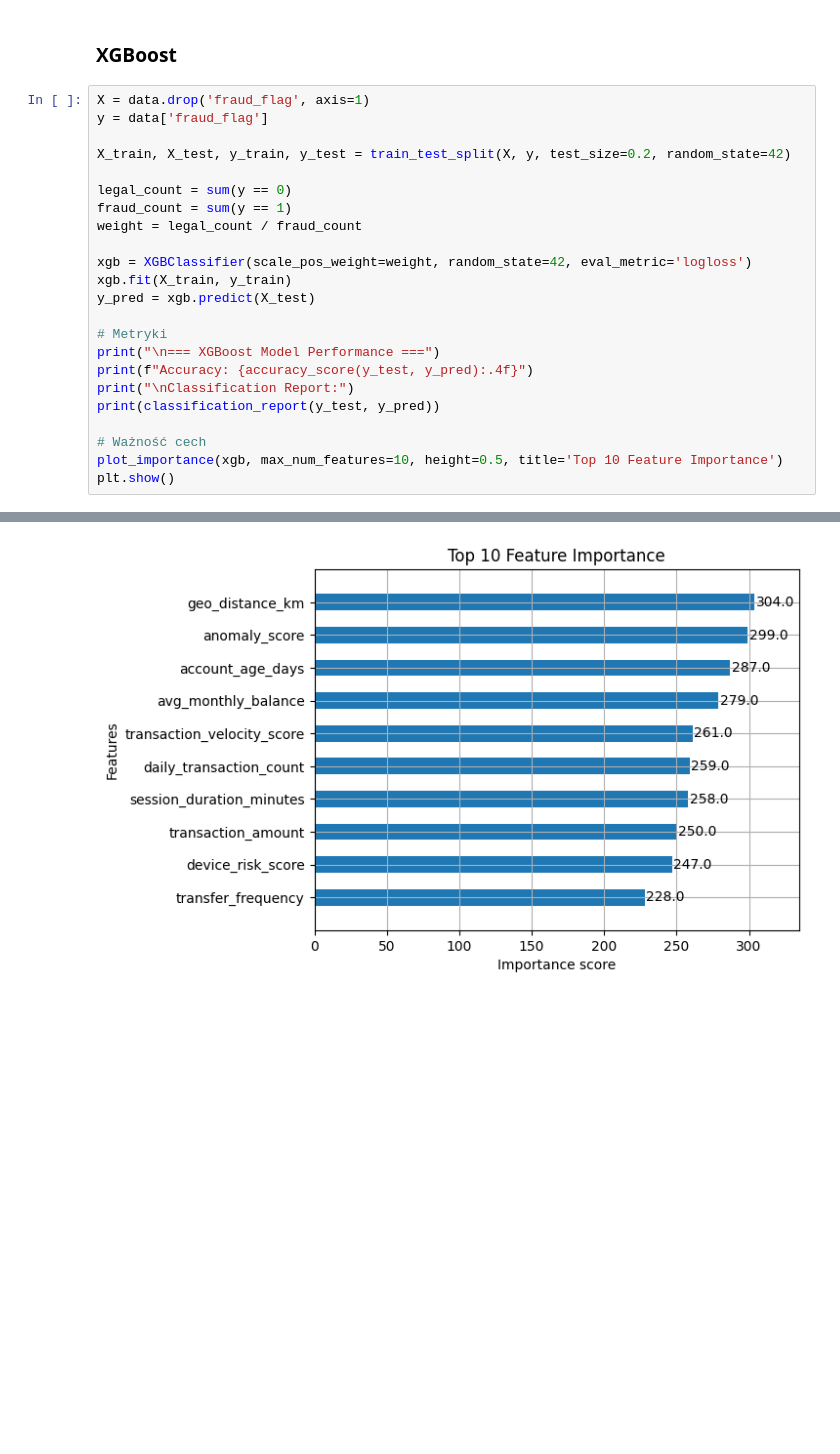
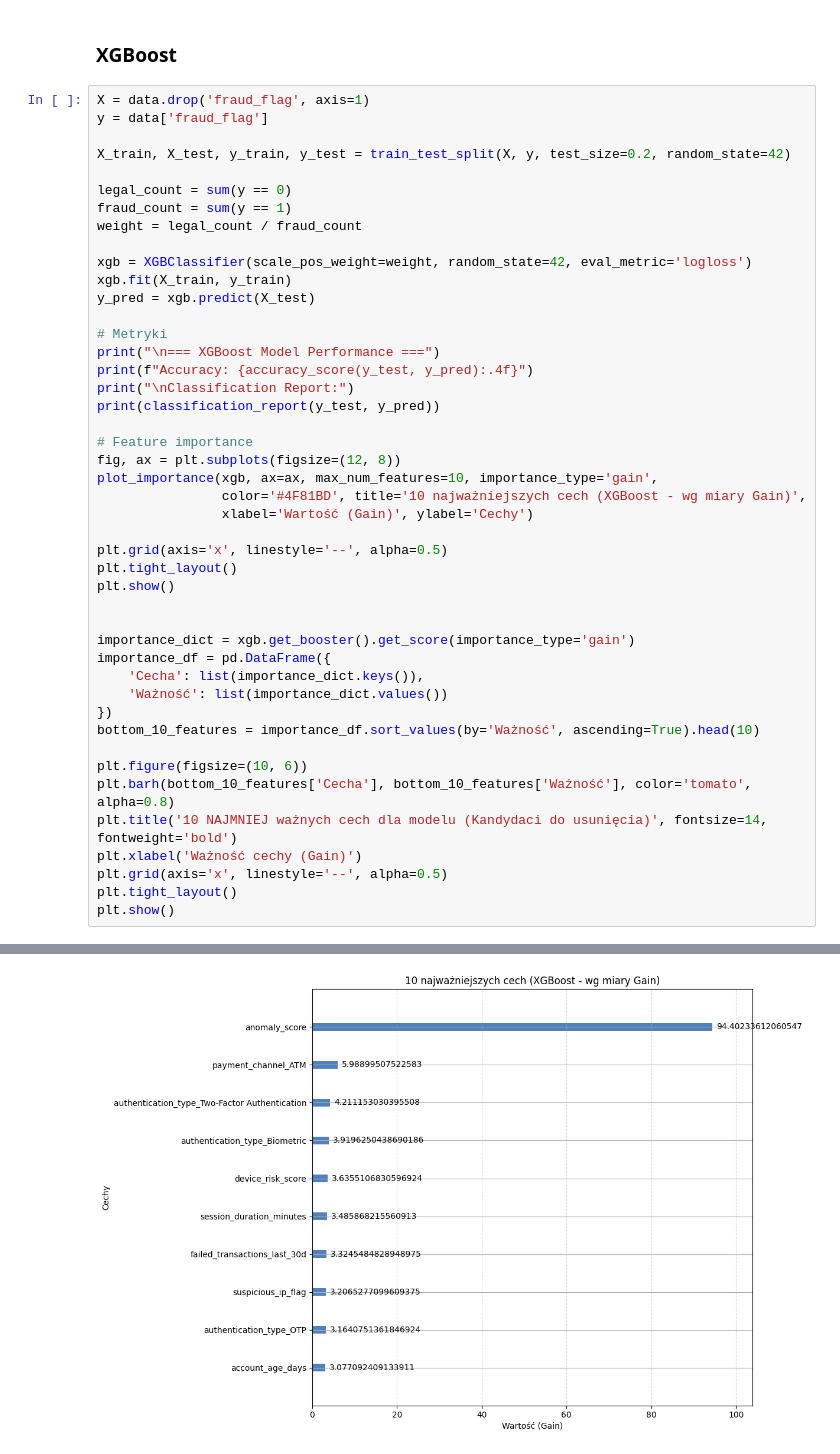
Before and after one commit to MerLinh-0/PMN-26L-Zubowski-Marcin, a Jupyter notebook: Project/raport.ipynb, the cells around one changed output, grey strips where cells are left out. Cells and saved outputs as stored; diff of their text form; blank space fills up the shorter version.

Commit message:
Porównanie wyników modelu w róznych warunkach, raport,

```diff
--- a/Project/raport.ipynb
+++ b/Project/raport.ipynb
@@ -140,33 +161,55 @@ y = data['fraud_flag']
 X_train, X_test, y_train, y_test = train_test_split(X, y, test_size=0.2, random_state=42)
 
 legal_count = sum(y == 0)
 fraud_count = sum(y == 1)
 weight = legal_count / fraud_count
 
 xgb = XGBClassifier(scale_pos_weight=weight, random_state=42, eval_metric='logloss')
 xgb.fit(X_train, y_train)
 y_pred = xgb.predict(X_test)
 
 # Metryki
 print("\n=== XGBoost Model Performance ===")
 print(f"Accuracy: {accuracy_score(y_test, y_pred):.4f}")
 print("\nClassification Report:")
 print(classification_report(y_test, y_pred))
 
-# Ważność cech
-plot_importance(xgb, max_num_features=10, height=0.5, title='Top 10 Feature Importance')
+# Feature importance
+fig, ax = plt.subplots(figsize=(12, 8))
+plot_importance(xgb, ax=ax, max_num_features=10, importance_type='gain',
+                color='#4F81BD', title='10 najważniejszych cech (XGBoost - wg miary Gain)',
+                xlabel='Wartość (Gain)', ylabel='Cechy')
+
+plt.grid(axis='x', linestyle='--', alpha=0.5)
+plt.tight_layout()
 plt.show()
+
+
+importance_dict = xgb.get_booster().get_score(importance_type='gain')
+importance_df = pd.DataFrame({
+    'Cecha': list(importance_dict.keys()),
+    'Ważność': list(importance_dict.values())
+})
+bottom_10_features = importance_df.sort_values(by='Ważność', ascending=True).head(10)
+
+plt.figure(figsize=(10, 6))
+plt.barh(bottom_10_features['Cecha'], bottom_10_features['Ważność'], color='tomato', alpha=0.8)
+plt.title('10 NAJMNIEJ ważnych cech dla modelu (Kandydaci do usunięcia)', fontsize=14, fontweight='bold')
+plt.xlabel('Ważność cechy (Gain)')
+plt.grid(axis='x', linestyle='--', alpha=0.5)
+plt.tight_layout()
+plt.show()
 # %% [output]
 === XGBoost Model Performance ===
 Accuracy: 0.9415
 
 Classification Report:
               precision    recall  f1-score   support
 
            0       0.97      0.96      0.97      1751
            1       0.75      0.80      0.77       249
 
     accuracy                           0.94      2000
    macro avg       0.86      0.88      0.87      2000
 weighted avg       0.94      0.94      0.94      2000
-[figure, old version]
+[figure, new version]
```
Also changed, not shown: parts of 9 cells of this notebook, 3 other files.
